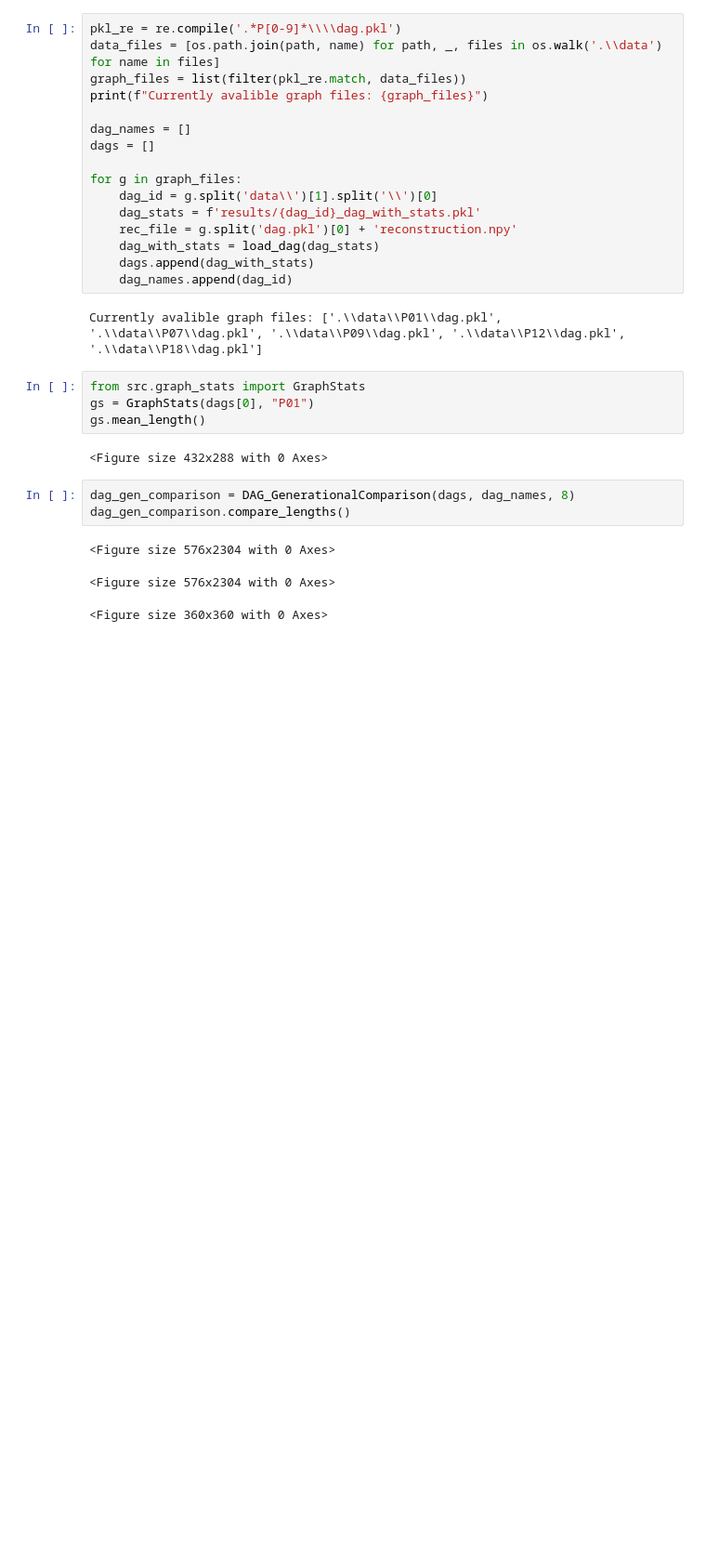
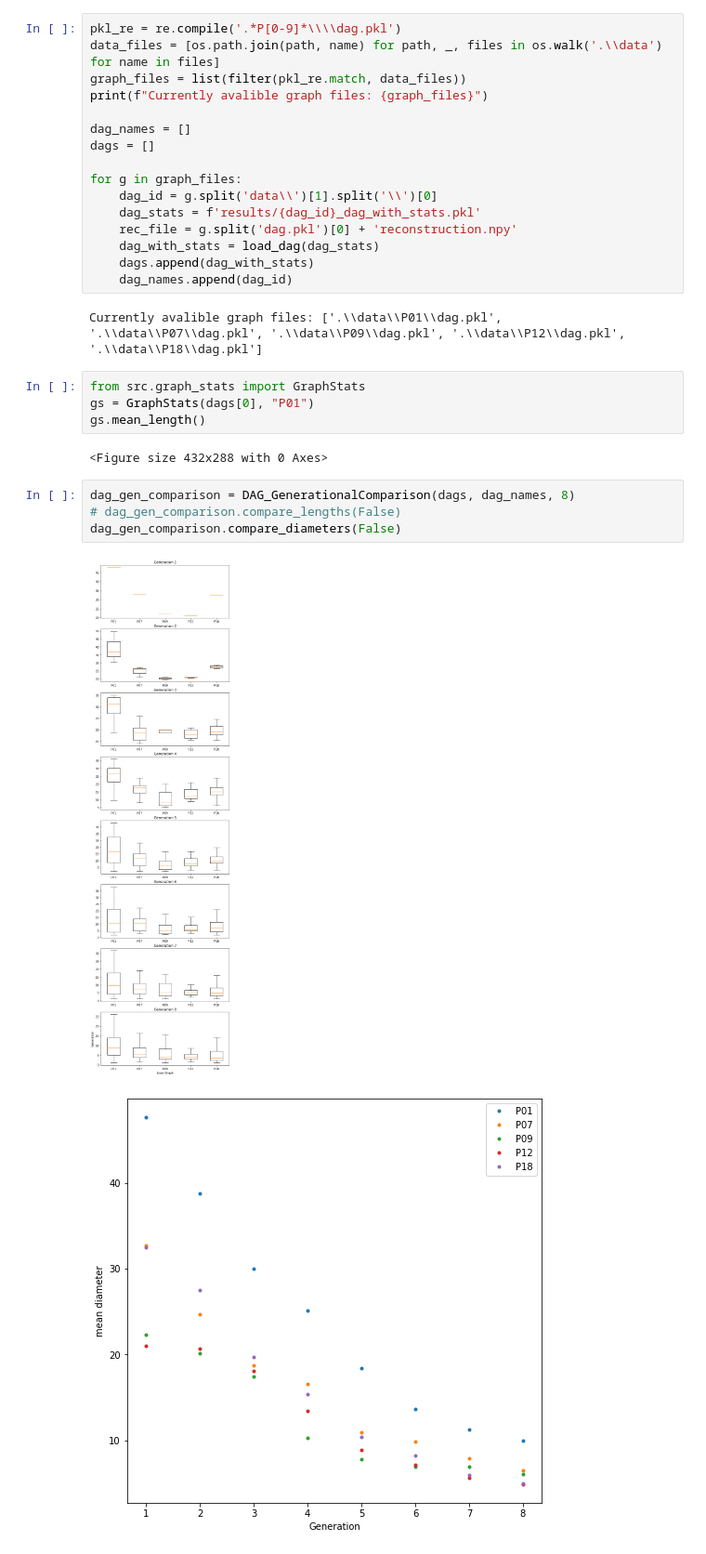
Before and after one commit to what-ewer/ocena-morfometrii, a Jupyter notebook: main.ipynb, the cells around one changed output. Shown at 93% size. Saved outputs shown, nothing was run; the diff lists cells and outputs as text; blank space fills up the shorter version.

Commit message:
Add generational comparison for diameter + change plots

```diff
--- a/main.ipynb
+++ b/main.ipynb
@@ -33,8 +33,8 @@ gs.mean_length()
 <Figure size 432x288 with 0 Axes>
 # %%
 dag_gen_comparison = DAG_GenerationalComparison(dags, dag_names, 8)
-dag_gen_comparison.compare_lengths()
+# dag_gen_comparison.compare_lengths(False)
+dag_gen_comparison.compare_diameters(False)
 # %% [output]
-<Figure size 576x2304 with 0 Axes>
-<Figure size 576x2304 with 0 Axes>
-<Figure size 360x360 with 0 Axes>
+[figure, added]
+[figure, added]
```
Also changed, not shown: 1 other file.
